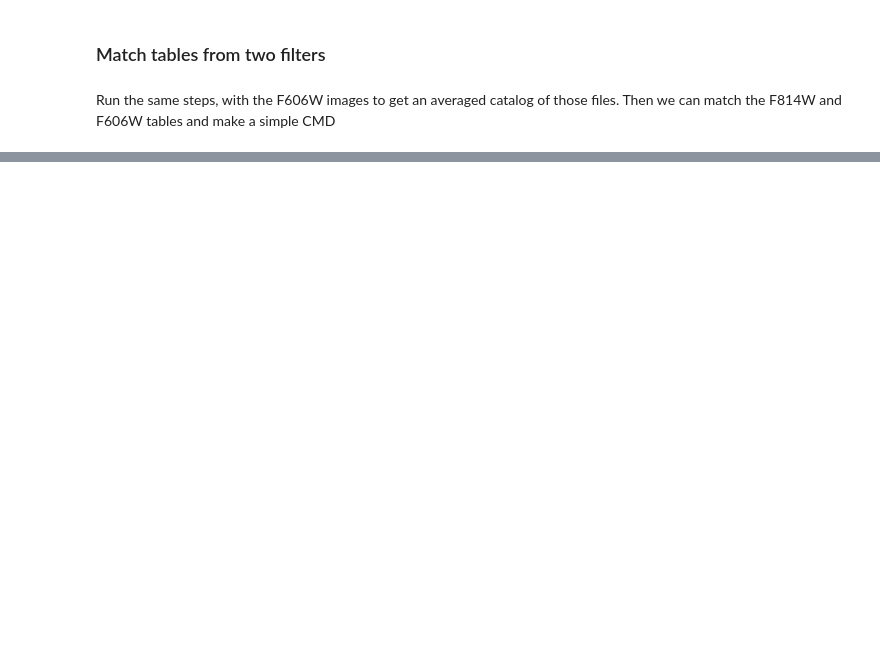
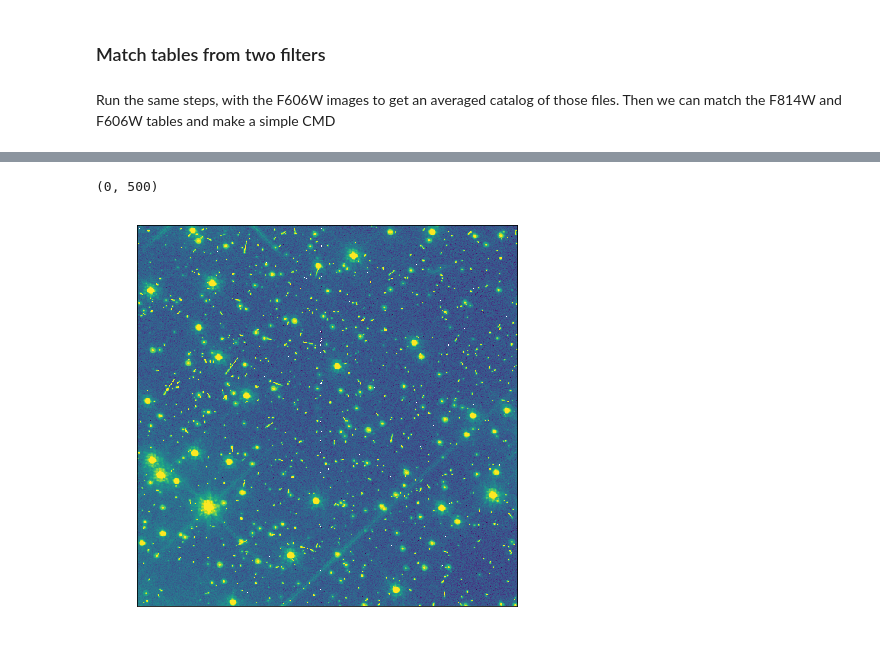
Before and after one commit to spacetelescope/wfc3_photometry, a Jupyter notebook: hst1pass_PSF_Photometry_simple_example.ipynb, the cells around one changed output, grey strips where cells are left out. Saved outputs shown, nothing was run; the diff lists cells and outputs as text; code cells hidden in the pictures; blank space fills up the shorter version.

```diff
--- a/hst1pass_PSF_Photometry_simple_example.ipynb
+++ b/hst1pass_PSF_Photometry_simple_example.ipynb
@@ -260,0 +462,13 @@ plt.title('Color Magnitude Diagram')
+# %%
+data = fits.getdata('ictj45ajq_flc.fits')
+mod1, mod2 = make_models('../psf_tools/PSFSTD_WFC3UV_F814W.fits')
+cat = Table.read('ictj45ajq_flc_sci1_xyrd.cat', format='ascii.commented_header')
+subbed = subtract_psfs(data, cat, mod1)
+# %%
+plt.figure(figsize=(15,7))
+plt.imshow(data, vmin=12, vmax=1100, norm=LogNorm(), origin='lower')
+plt.xlim(0, 500)
+plt.ylim(0, 500)
+# %% [output]
+(0, 500)
+[figure, added]
```
Also changed, not shown: parts of 27 cells of this notebook, 3 other files.
